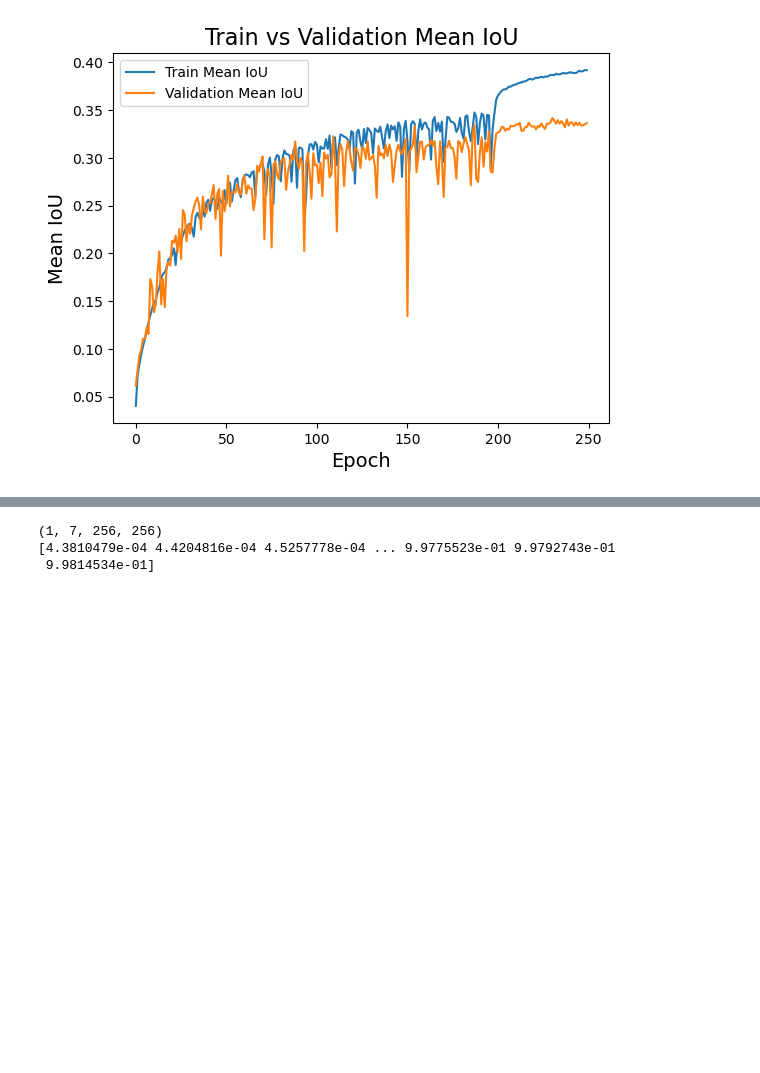
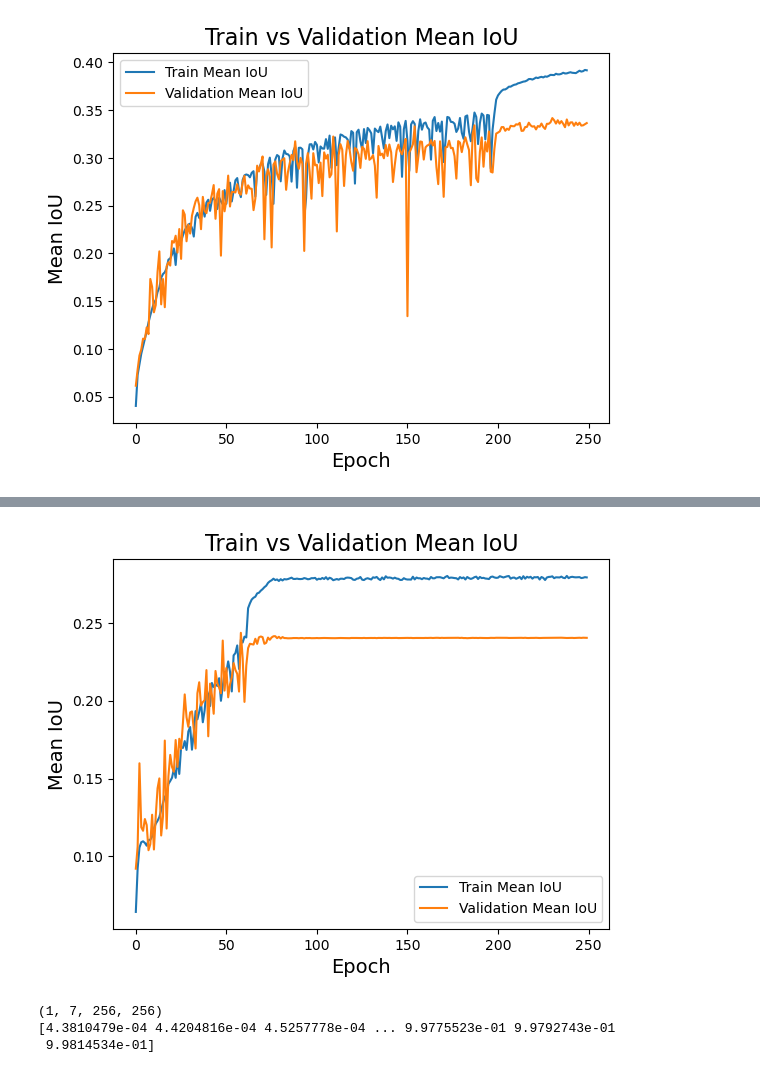
Before and after one commit to tckumarasekara/CRC-HnE-Segmentation-Training, a Jupyter notebook: histology_segmentation_training/dev/unext_plots.ipynb, the cells around one changed output, grey strips where cells are left out. Drawn from its saved outputs; the diff is of its cells as text; code cells hidden in the pictures; blank space fills up the shorter version.

```diff
--- a/histology_segmentation_training/dev/unext_plots.ipynb
+++ b/histology_segmentation_training/dev/unext_plots.ipynb
@@ -90,3 +128,7 @@ plt.show()
+# %%
+plot_iou(event_acc)
+# %% [output]
+[figure, added]
 # %%
 unet = np.load("../../../CRC-HnE-Segmentation-Prediction/out/unet.npy", allow_pickle=True)
 print(unet.shape)
```
Also changed, not shown: parts of 6 cells of this notebook, 1 other file.
